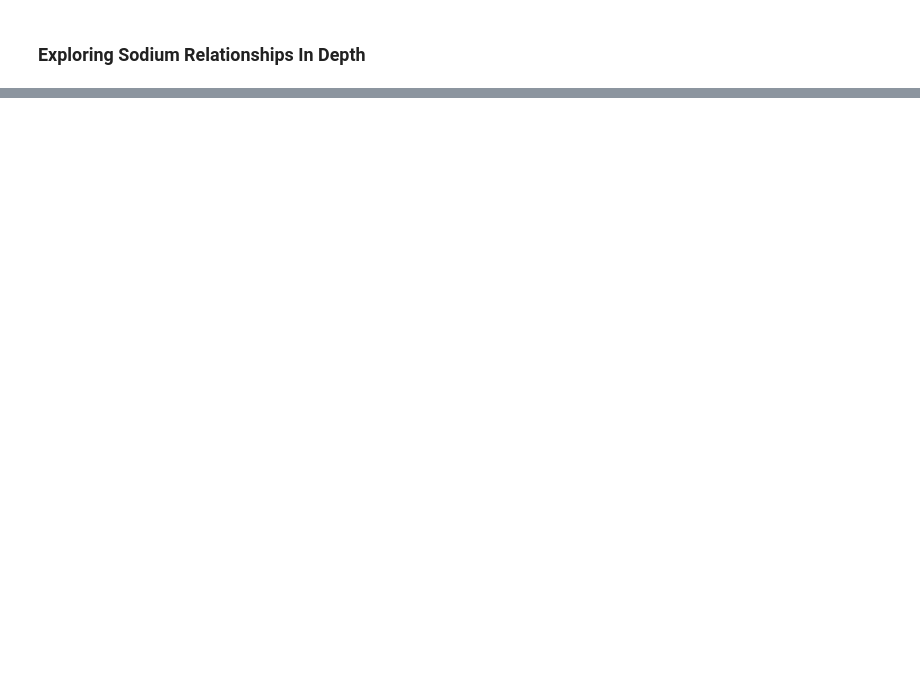
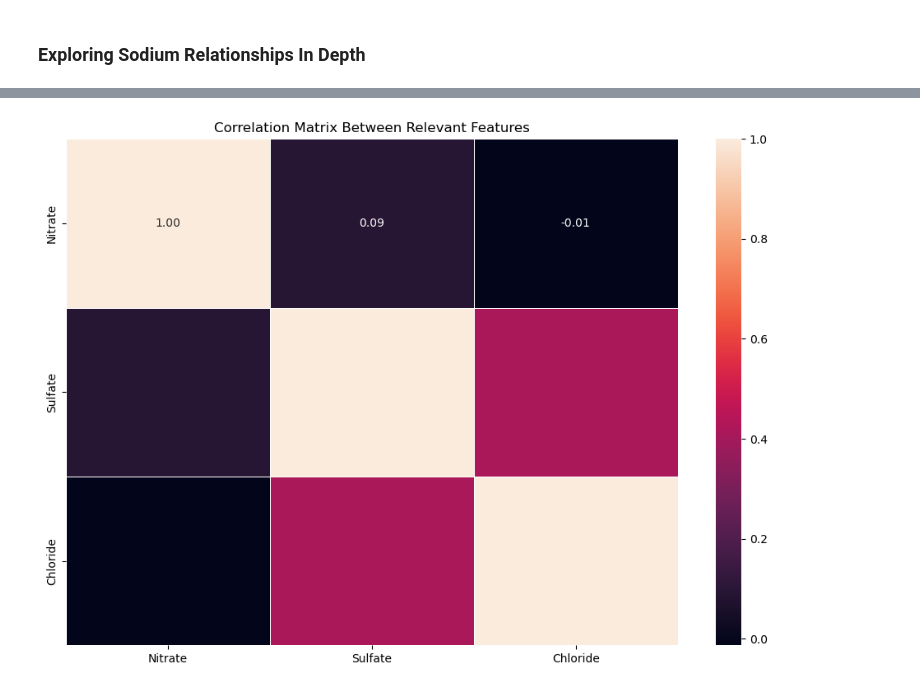
Before and after one commit to vishalival/eneres131-final-proj, a Jupyter notebook: core_prediction_question (1).ipynb, the cells around one changed output, grey strips where cells are left out. Saved outputs shown, nothing was run; the diff lists cells and outputs as text; code cells hidden in the pictures; blank space fills up the shorter version.

```diff
--- a/core_prediction_question (1).ipynb
+++ b/core_prediction_question (1).ipynb
@@ -121,0 +267,10 @@ plt.show()
+# %%
+df_specific = df[['Nitrate', 'Sulfate', 'Chloride']].dropna(axis = 0)
+
+plt.figure(figsize=(12, 8))
+corr_matrix = df_specific.corr()
+sns.heatmap(corr_matrix, annot=True, fmt='.2f', linewidths=0.5, annot_kws={"size": 10})
+plt.title('Correlation Matrix Between Relevant Features')
+plt.show()
+# %% [output]
+[figure, added]
```
Also changed, not shown: parts of 30 cells of this notebook, 1 other file.
